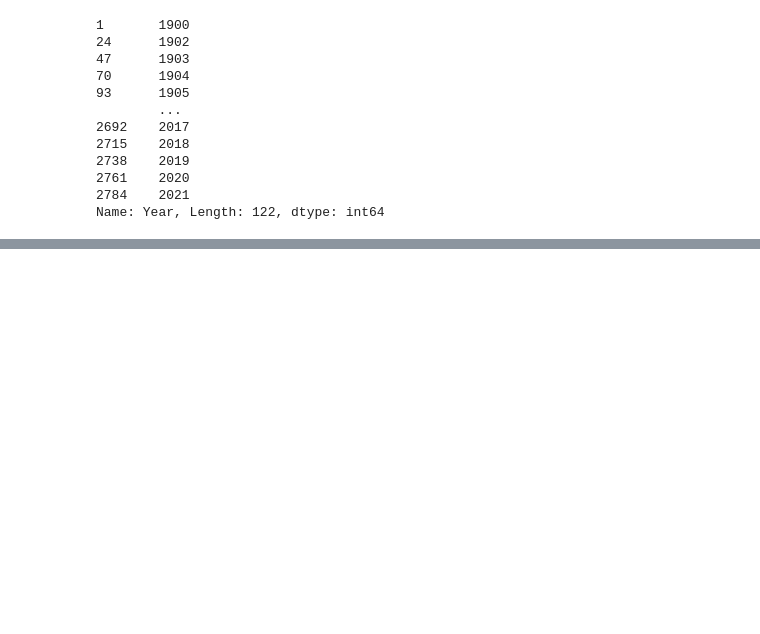
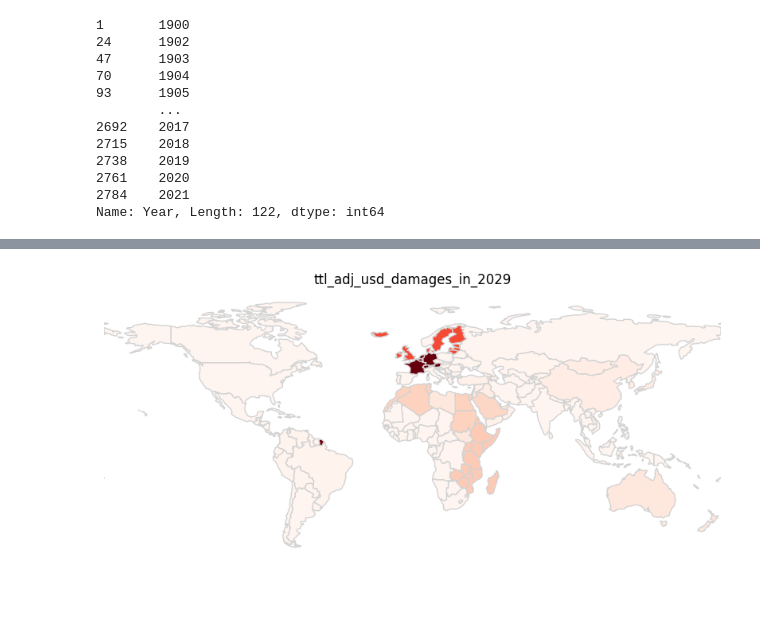
Before and after one commit to Globant-CodeFest/teamElevenEleven, a Jupyter notebook: eda_datos.ipynb, the cells around one changed output, grey strips where cells are left out. Drawn from its saved outputs; the diff is of its cells as text; code cells hidden in the pictures; blank space fills up the shorter version.

```diff
--- a/eda_datos.ipynb
+++ b/eda_datos.ipynb
@@ -317,0 +417,13 @@ df
+# %%
+iso_dict = pd.pivot_table(data=df1,
+               index=['ISO','Region'],
+               values=['No Injured'],
+               aggfunc=len).reset_index()
+del iso_dict['No Injured']
+iso_dict
+
+wmap = pd.merge(world_map, iso_dict, how='left', left_on='iso_a3', right_on='ISO')
+wmap = pd.merge(final, wmap, how='left', left_on='region', right_on='Region')
+wmap = gpd.GeoDataFrame(wmap,
+                        geometry='geometry')
+type(wmap)
@@ -317,0 +458,34 @@ df
+# %%
+def plot_map(wmap, var, year):
+    # Crear una figura y un eje
+    fig, ax = plt.subplots(figsize=(10, 6))
+
+    # Graficar el mapa mundial filtrado
+    #world_map.plot(ax=ax, color='lightgray', edgecolor='black')
+    #year = pd.to_datetime('2030-12-31')
+    #year = pd.to_datetime(f'{year}-12-31')
+    #var = 'ttl_adj_usd_damages'
+    #var = 'ins_adj_usd_damages'
+
+    tmp = wmap.loc[(wmap.ds==year)&(wmap.variable==var),['geometry','pred_value']]
+
+    tmp.plot(ax=ax,
+           column='pred_value',
+           cmap='Reds',
+           edgecolor='lightgray'
+                )
+
+    # Agregar título y ajustar la apariencia
+    ax.set_title(f'{var}_in_{year.year}')
+    ax.set_xlim([-180, 180])
+    ax.set_ylim([-90, 90])
+    ax.axis('off')
+
+    # Mostrar el gráfico
+    plt.show()
+# %%
+var = 'ttl_adj_usd_damages'
+year = pd.to_datetime(f'2029-12-31')
+plot_map(wmap, var, year)
+# %% [output]
+[figure, added]
```
Also changed, not shown: parts of 31 cells of this notebook, 1 other file.
